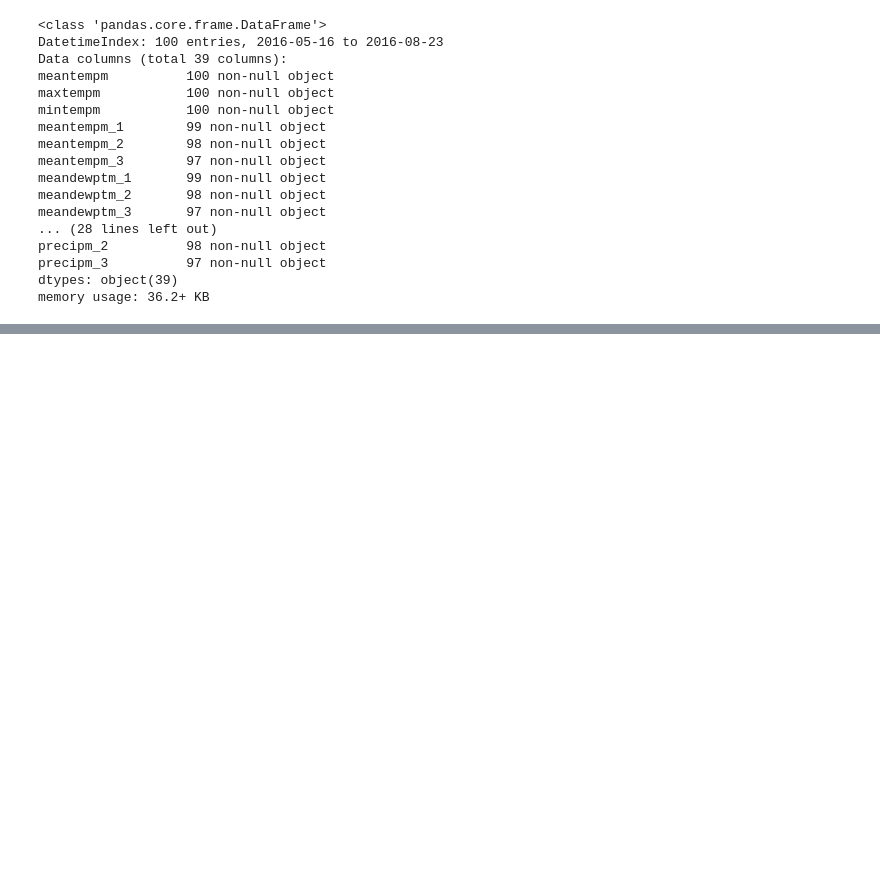
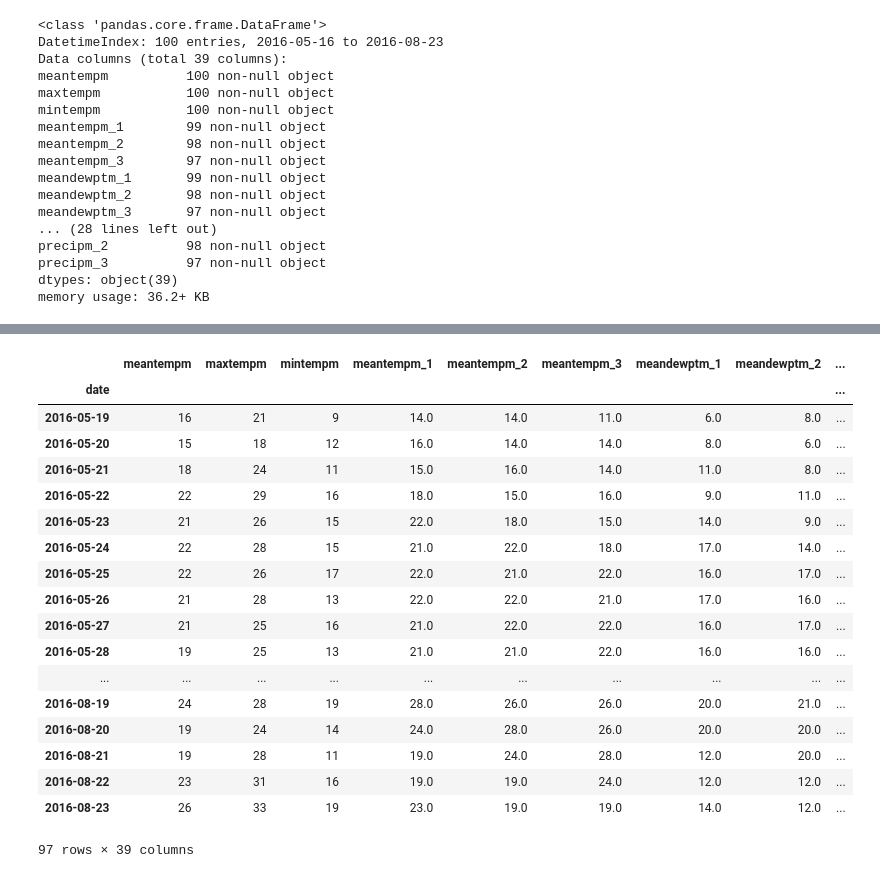
Before and after one commit to suyash0103/Weather-Predict, a Jupyter notebook: predict-jn.ipynb, the cells around one changed output, grey strips where cells are left out. Saved outputs shown, nothing was run; the diff lists cells and outputs as text; code cells hidden in the pictures; blank space fills up the shorter version.

```diff
--- a/predict-jn.ipynb
+++ b/predict-jn.ipynb
@@ -421,0 +539,24 @@ memory usage: 36.2+ KB
+# %%
+df = df.dropna()
+# %%
+df
+# %% [output]
+|  | meantempm | maxtempm | mintempm | meantempm_1 | meantempm_2 | meantempm_3 | meandewptm_1 | meandewptm_2 | ... |
+| date |  |  |  |  |  |  |  |  | ... |
+| 2016-05-19 | 16 | 21 | 9 | 14.0 | 14.0 | 11.0 | 6.0 | 8.0 | ... |
+| 2016-05-20 | 15 | 18 | 12 | 16.0 | 14.0 | 14.0 | 8.0 | 6.0 | ... |
+| 2016-05-21 | 18 | 24 | 11 | 15.0 | 16.0 | 14.0 | 11.0 | 8.0 | ... |
+| 2016-05-22 | 22 | 29 | 16 | 18.0 | 15.0 | 16.0 | 9.0 | 11.0 | ... |
+| 2016-05-23 | 21 | 26 | 15 | 22.0 | 18.0 | 15.0 | 14.0 | 9.0 | ... |
+| 2016-05-24 | 22 | 28 | 15 | 21.0 | 22.0 | 18.0 | 17.0 | 14.0 | ... |
+| 2016-05-25 | 22 | 26 | 17 | 22.0 | 21.0 | 22.0 | 16.0 | 17.0 | ... |
+| 2016-05-26 | 21 | 28 | 13 | 22.0 | 22.0 | 21.0 | 17.0 | 16.0 | ... |
+| 2016-05-27 | 21 | 25 | 16 | 21.0 | 22.0 | 22.0 | 16.0 | 17.0 | ... |
+| 2016-05-28 | 19 | 25 | 13 | 21.0 | 21.0 | 22.0 | 16.0 | 16.0 | ... |
+| ... | ... | ... | ... | ... | ... | ... | ... | ... | ... |
+| 2016-08-19 | 24 | 28 | 19 | 28.0 | 26.0 | 26.0 | 20.0 | 21.0 | ... |
+| 2016-08-20 | 19 | 24 | 14 | 24.0 | 28.0 | 26.0 | 20.0 | 20.0 | ... |
+| 2016-08-21 | 19 | 28 | 11 | 19.0 | 24.0 | 28.0 | 12.0 | 20.0 | ... |
+| 2016-08-22 | 23 | 31 | 16 | 19.0 | 19.0 | 24.0 | 12.0 | 12.0 | ... |
+| 2016-08-23 | 26 | 33 | 19 | 23.0 | 19.0 | 19.0 | 14.0 | 12.0 | ... |
+97 rows × 39 columns
```
Also changed, not shown: parts of 9 cells of this notebook.
